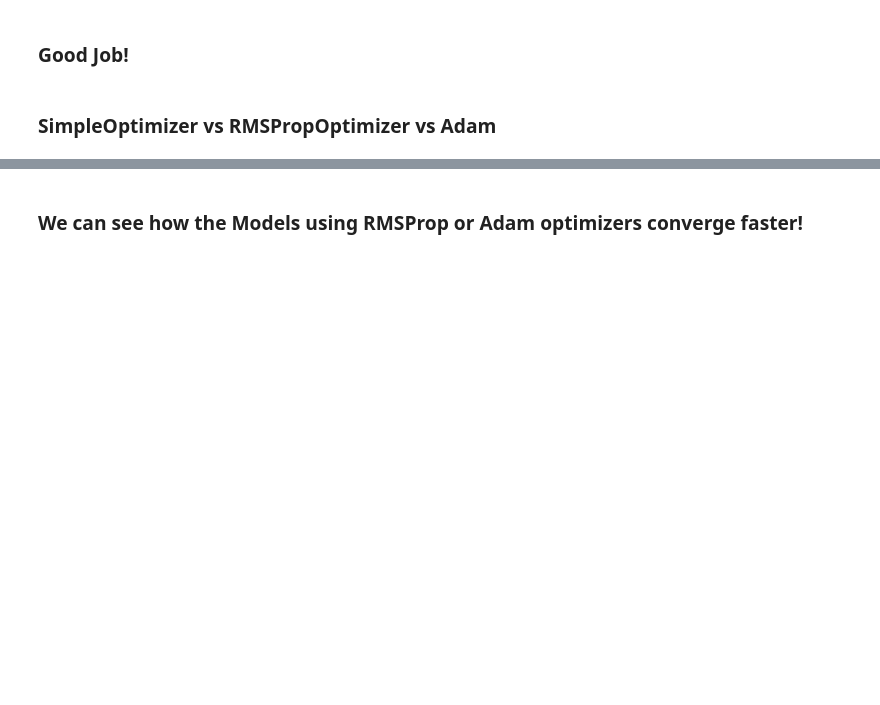
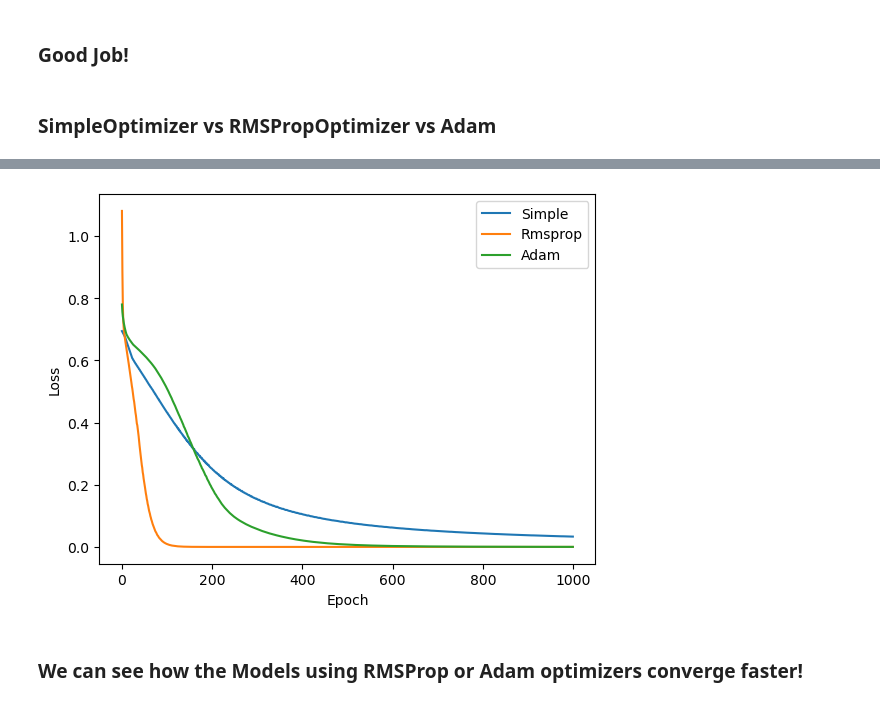
Before and after one commit to trigo613/FromScratch, a Jupyter notebook: NeuralNetwork.ipynb, the cells around one changed output, grey strips where cells are left out. Cells and saved outputs as stored; diff of their text form; code cells hidden in the pictures; blank space fills up the shorter version.

```diff
--- a/NeuralNetwork.ipynb
+++ b/NeuralNetwork.ipynb
@@ -452,2 +454,0 @@ def check_optimizer(optimizer_class):
-# %%
-check_optimizer(SimpleOptimizer)
@@ -467,2 +454,0 @@ Epoch: 1800     Train Loss: 0.01714
-# %%
-check_optimizer(RMSProp)
@@ -494,0 +455,4 @@ Epoch: 1800     Train Loss: 8e-05
+# %%
+simple_losses = check_optimizer(SimpleOptimizer)
+rmsprop_losses = check_optimizer(RMSProp)
+adam_losses = check_optimizer(Adam)
@@ -495,3 +463,12 @@ Epoch: 1800     Train Loss: 8e-05
+# %%
+sns.lineplot(simple_losses,label='Simple')
+sns.lineplot(rmsprop_losses,label='Rmsprop')
+sns.lineplot(adam_losses,label='Adam')
+plt.xlabel('Epoch')
+plt.ylabel('Loss')
+plt.show()
+# %% [output]
+[figure, added]
 # %% [markdown]
 <h3>We can see how the Models using RMSProp or Adam optimizers converge faster!</h3>
 # %% [markdown]
```
Also changed, not shown: parts of 21 cells of this notebook.
